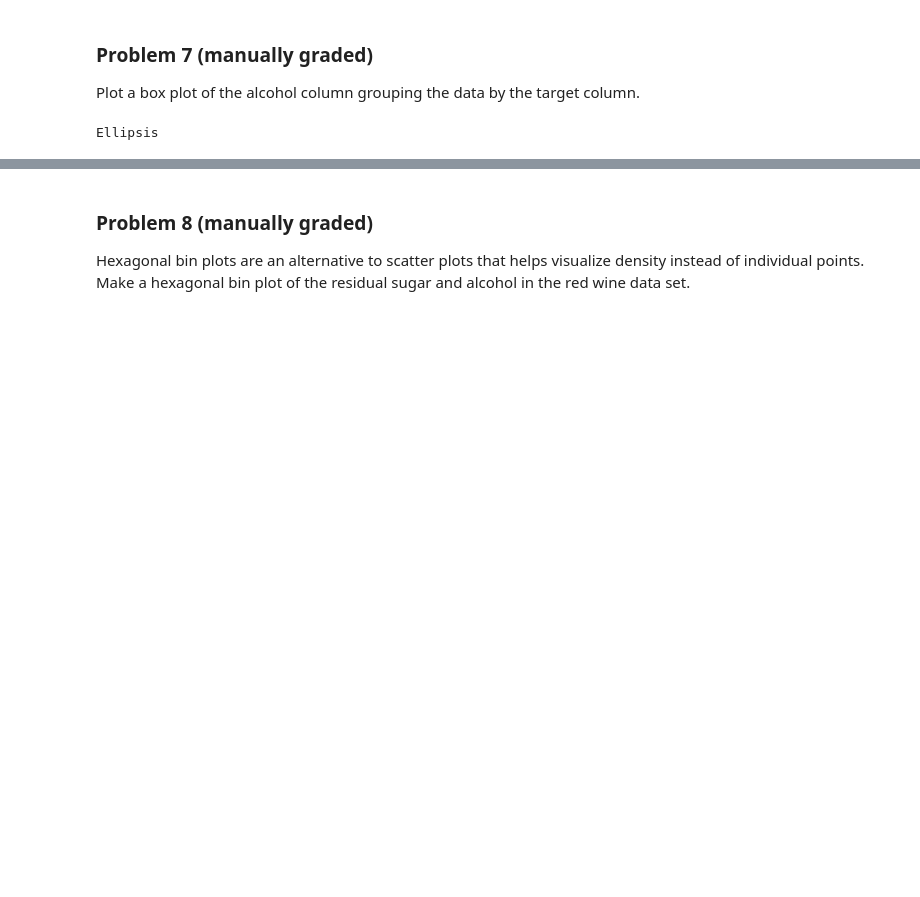
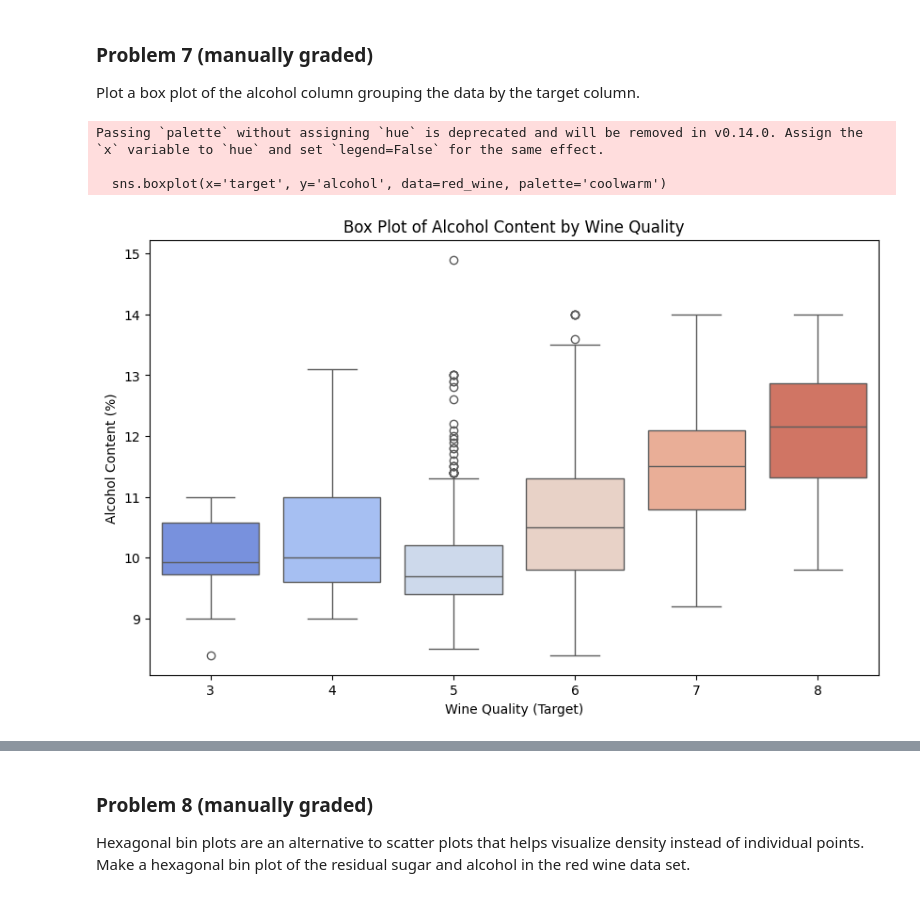
Before and after one commit to JCameronH/dx602-homework-10, a Jupyter notebook: homework.ipynb, the cells around one changed output, grey strips where cells are left out. Drawn from its saved outputs; the diff is of its cells as text; code cells hidden in the pictures; blank space fills up the shorter version.

```diff
--- a/homework.ipynb
+++ b/homework.ipynb
@@ -206,12 +206,27 @@ plt.show()
 ### Problem 7 (manually graded)
 
 Plot a box plot of the alcohol column grouping the data by the target column.
-# %%
-# YOUR CHANGES HERE
-
-...
-# %% [output]
-Ellipsis
+# %%
+# YOUR CHANGES HERE
+
+# Set figure size
+plt.figure(figsize=(10, 6))
+
+# Create the box plot
+sns.boxplot(x='target', y='alcohol', data=red_wine, palette='coolwarm')
+
+# Add labels and title
+plt.xlabel('Wine Quality (Target)')
+plt.ylabel('Alcohol Content (%)')
+plt.title('Box Plot of Alcohol Content by Wine Quality')
+
+# Show the plot
+plt.show()
+# %% [output]
+Passing `palette` without assigning `hue` is deprecated and will be removed in v0.14.0. Assign the `x` variable to `hue` and set `legend=False` for the same effect.
+
+  sns.boxplot(x='target', y='alcohol', data=red_wine, palette='coolwarm')
+[figure, added]
 # %% [markdown]
 <div style="page-break-after: always;"></div>
 # %% [markdown]
```
